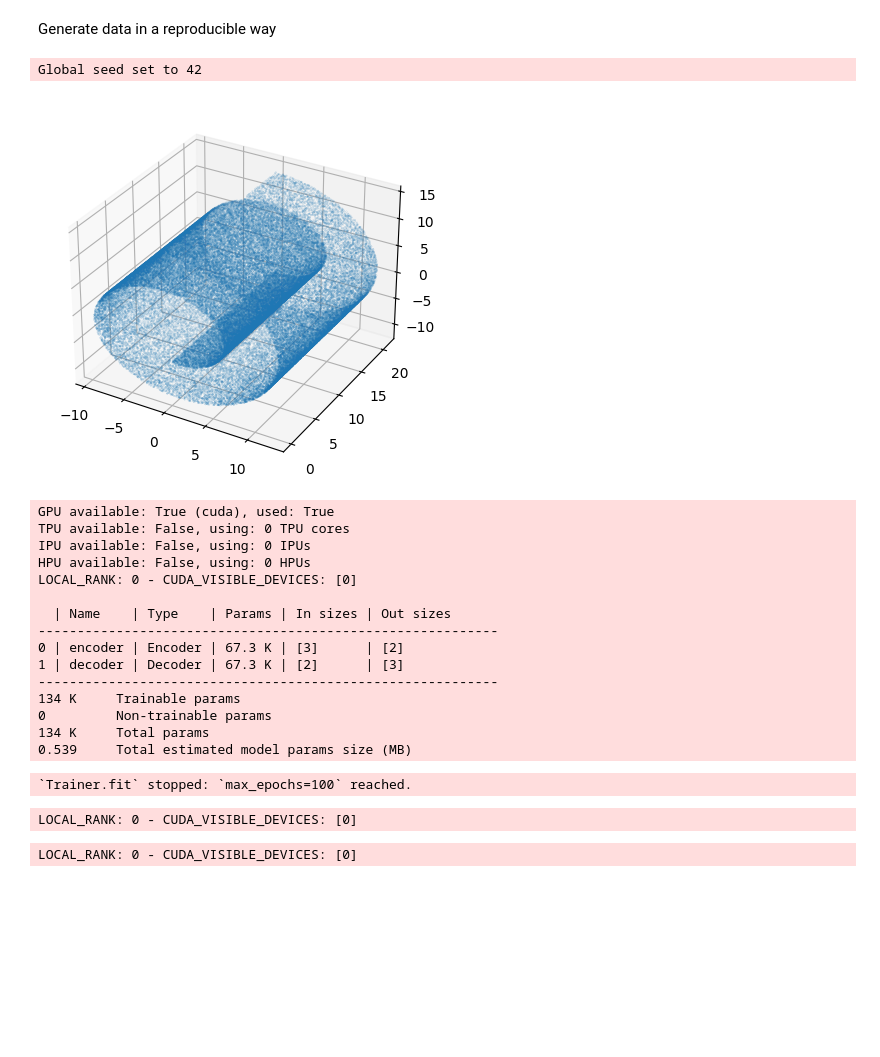
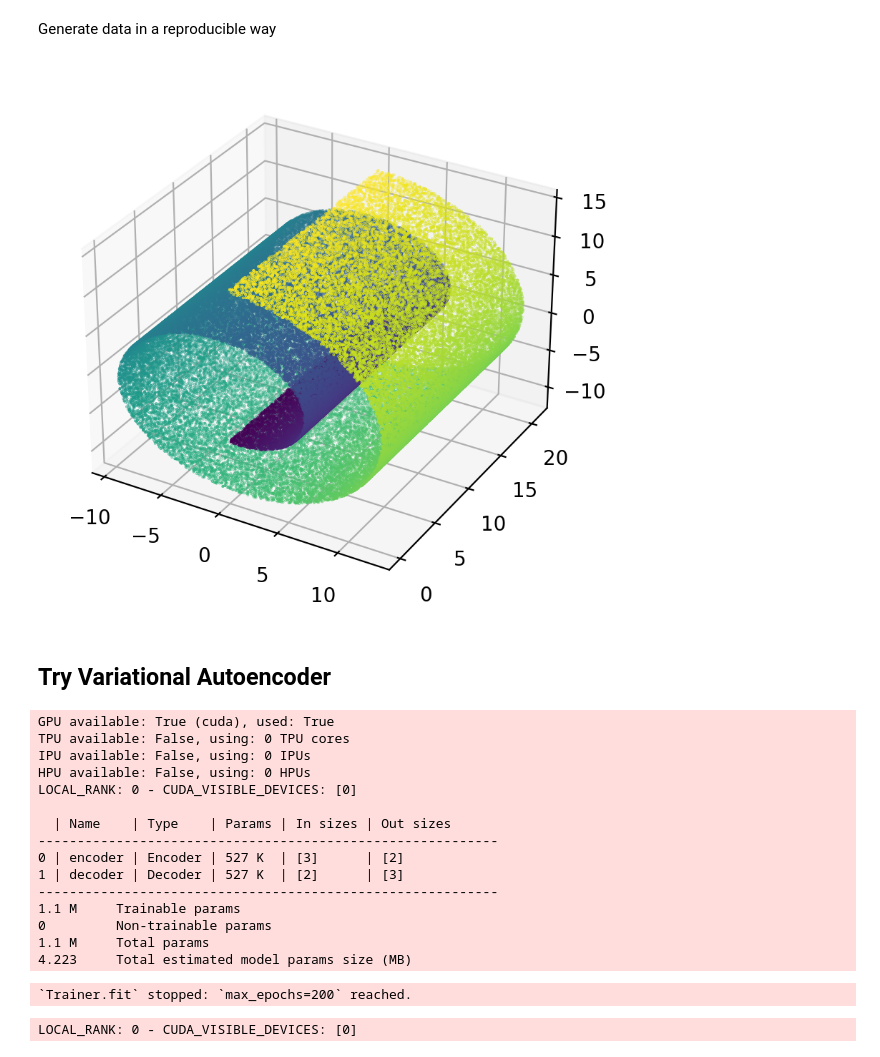
Before and after one commit to Erfan-Mashayekh/MLCMS, a Jupyter notebook: FinalProject/autoencoder.ipynb, the cells around one changed output. Drawn from its saved outputs; the diff is of its cells as text; code cells hidden in the pictures; blank space fills up the shorter version.

Commit message:
(wip) extend autoencoder

```diff
--- a/FinalProject/autoencoder.ipynb
+++ b/FinalProject/autoencoder.ipynb
@@ -11,7 +11,12 @@ from torch.utils.tensorboard import SummaryWriter
 from sklearn.datasets import make_swiss_roll
 
 from nnDataloader import get_data_loaders
-from nnTrainer import train_autoencoder
+from nnTrainer import train_autoencoder_swiss_roll, train_word2vec_autoencoder
+from nnAutoencoder import Autoencoder
+from nnVariationalAE import VariationalAutoencoder
 
+pl.seed_everything(42)
+
+plt.rcParams['figure.dpi'] = 200
 %load_ext autoreload
 %autoreload 2
@@ -29,17 +34,15 @@ N_TEST  = int(N_DATA * 0.15)
 # %% [markdown]
 Generate data in a reproducible way
-# %%
-pl.seed_everything(42)
-DATA = torch.Tensor(make_swiss_roll(N_DATA)[0])
-# %% [output]
-Global seed set to 42
+# %%
+DATA, LABELS = make_swiss_roll(N_DATA)
+DATA = torch.Tensor(DATA)
 # %%
 %matplotlib inline
 fig = plt.figure()
 ax = plt.axes(projection='3d')
-ax.scatter3D(*DATA.T, s=0.01)
+ax.scatter3D(*DATA.T, s=0.1, c=LABELS)
 plt.show()
 # %% [output]
-[figure, old version]
+[figure, new version]
 # %%
 train_val_test_loaders = get_data_loaders(DATA)
@@ -46,5 +62,7 @@ train_val_test_loaders = get_data_loaders(DATA)
+# %% [markdown]
+## Try Variational Autoencoder
 # %%
-model, result = train_autoencoder(*train_val_test_loaders, latent_dim=2, data_dim=3)
+model, result = train_variational_autoencoder(*train_val_test_loaders, latent_dim=2, data_dim=3)
 # %% [output]
 GPU available: True (cuda), used: True
 TPU available: False, using: 0 TPU cores
@@ -54,13 +72,12 @@ LOCAL_RANK: 0 - CUDA_VISIBLE_DEVICES: [0]
 
   | Name    | Type    | Params | In sizes | Out sizes
 -----------------------------------------------------------
-0 | encoder | Encoder | 67.3 K | [3]      | [2]
-1 | decoder | Decoder | 67.3 K | [2]      | [3]
+0 | encoder | Encoder | 527 K  | [3]      | [2]
+1 | decoder | Decoder | 527 K  | [2]      | [3]
 -----------------------------------------------------------
-134 K     Trainable params
+1.1 M     Trainable params
 0         Non-trainable params
-134 K     Total params
-0.539     Total estimated model params size (MB)
+1.1 M     Total params
+4.223     Total estimated model params size (MB)
-`Trainer.fit` stopped: `max_epochs=100` reached.
+`Trainer.fit` stopped: `max_epochs=200` reached.
 LOCAL_RANK: 0 - CUDA_VISIBLE_DEVICES: [0]
-LOCAL_RANK: 0 - CUDA_VISIBLE_DEVICES: [0]
```
Also changed, not shown: parts of 23 cells of this notebook, 6 other files.
